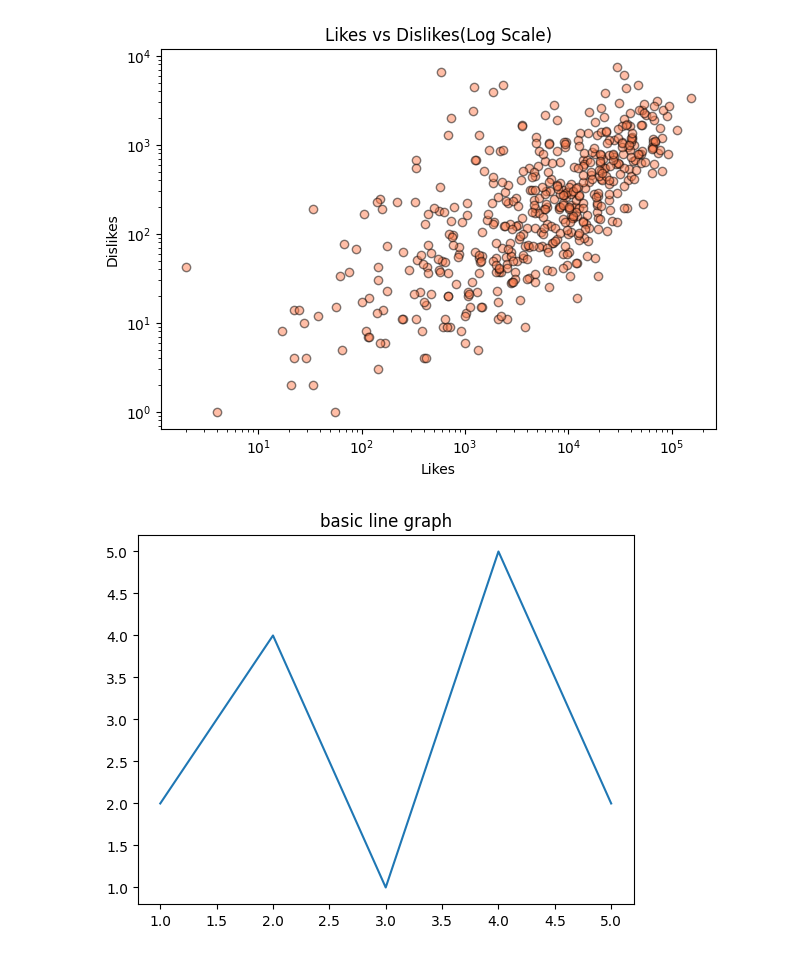
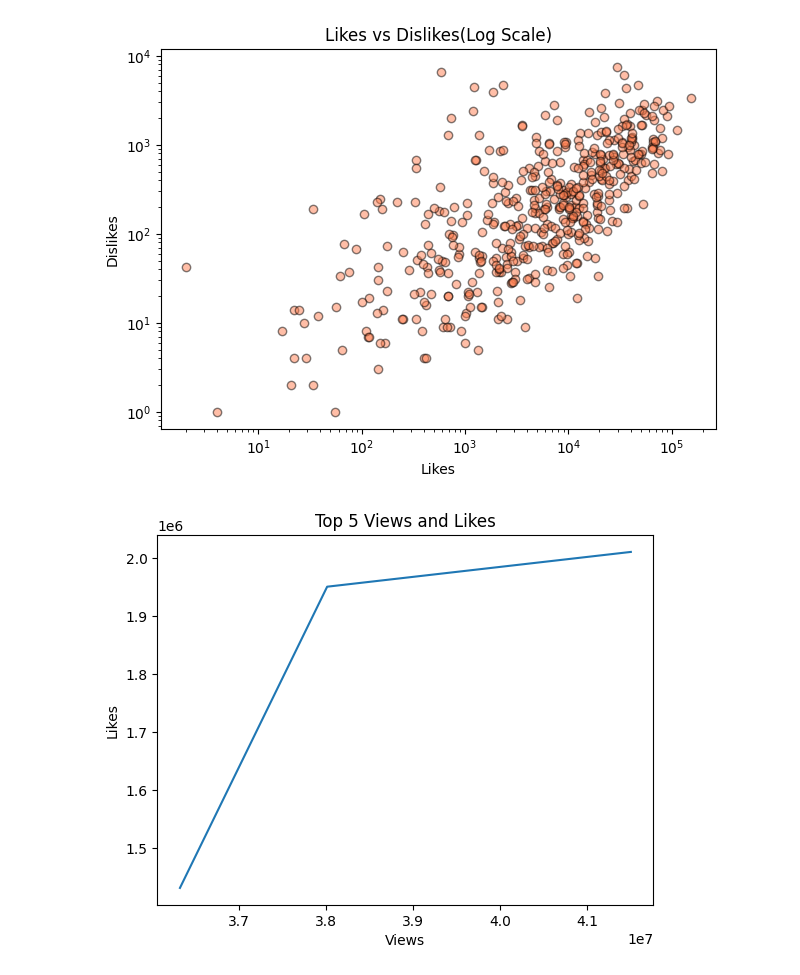
Before and after one commit to muhlangazananokutenda-cyber/Global, a Jupyter notebook: Python_Project.ipynb, the cells around one changed output. Cells and saved outputs as stored; diff of their text form; code cells hidden in the pictures.

```diff
--- a/Python_Project.ipynb
+++ b/Python_Project.ipynb
@@ -108,15 +108,28 @@ plt.savefig('likes_dislikes.png',dpi=150)
 plt.show()
 # %% [output]
 [figure]
-# %%
-import matplotlib.pyplot as plt
-
-# Define x and y values for the line graph
-x = [1, 2, 3, 4, 5]
-y = [2, 4, 1, 5, 2]
-
-plt.plot(x,y)
-plt.title("basic line graph") # Corrected typo from tittle to title
-plt.show()
-# %% [output]
-[figure, removed]
+# %%
+import pandas as pd
+import matplotlib.pyplot as plt
+
+# read csv file
+data =pd.read_csv('USvideos.csv')
+
+# Define N for 'top N'
+n = 5
+
+# Calculate the threshold for top N views and likes
+views_threshold = data['views'].nlargest(n).min()
+likes_threshold = data['likes'].nlargest(n).min()
+
+# Filter data where both views and likes are among the top N
+filtered_data = data[(data['views'] >= views_threshold) & (data['likes'] >= likes_threshold)]
+
+# Plot the filtered views against filtered likes
+plt.plot(filtered_data['views'], filtered_data['likes'])
+plt.xlabel('Views')
+plt.ylabel('Likes')
+plt.title(f'Top {n} Views and Likes')
+plt.show()
+# %% [output]
+[figure, added]
```
